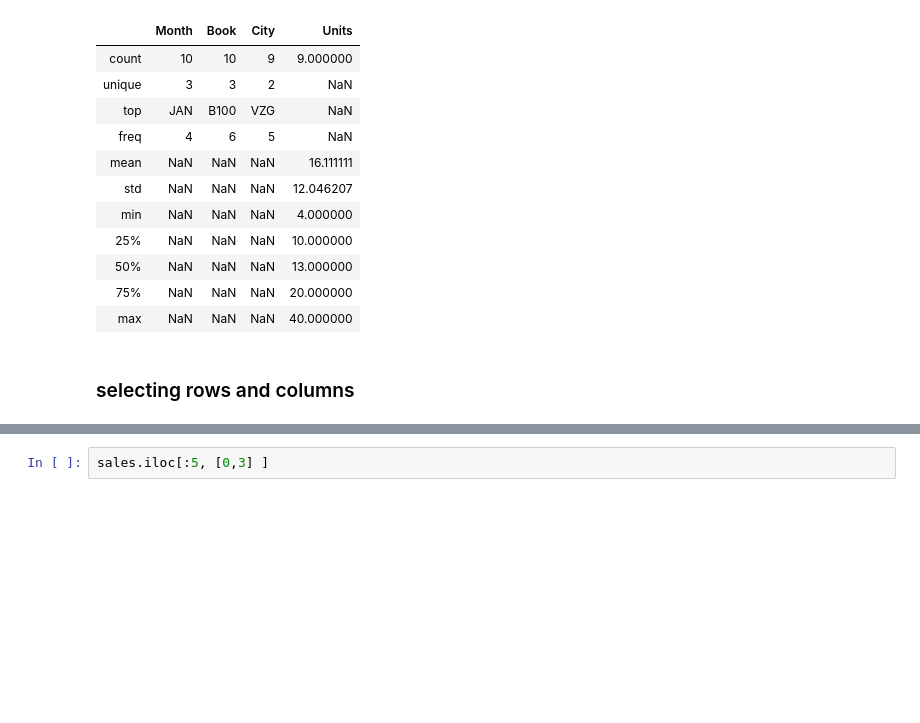
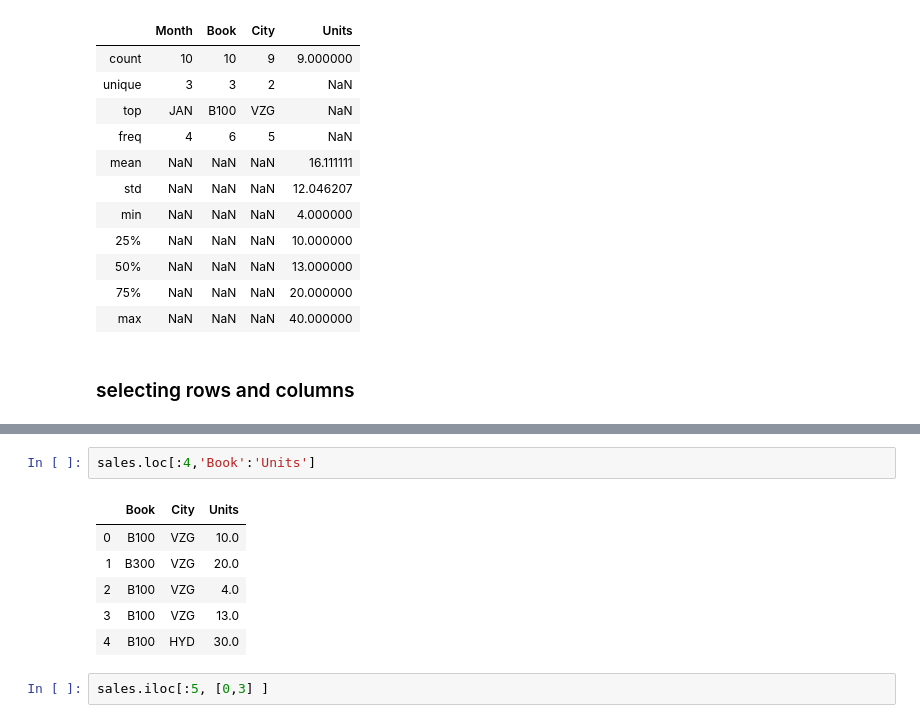
Before and after one commit to srikanthpragada/DS_06_JAN_2020, a Jupyter notebook: sales.ipynb, the cells around one changed output, grey strips where cells are left out. Cells and saved outputs as stored; diff of their text form; blank space fills up the shorter version.

```diff
--- a/sales.ipynb
+++ b/sales.ipynb
@@ -74,3 +136,12 @@ sales.loc[:4, ['Month','Units']]
+# %%
+sales.loc[:4,'Book':'Units']
+# %% [output]
+|  | Book | City | Units |
+| 0 | B100 | VZG | 10.0 |
+| 1 | B300 | VZG | 20.0 |
+| 2 | B100 | VZG | 4.0 |
+| 3 | B100 | VZG | 13.0 |
+| 4 | B100 | HYD | 30.0 |
 # %%
 sales.iloc[:5, [0,3] ]
 # %% [output]
```
Also changed, not shown: parts of 31 cells of this notebook, 2 other files.
